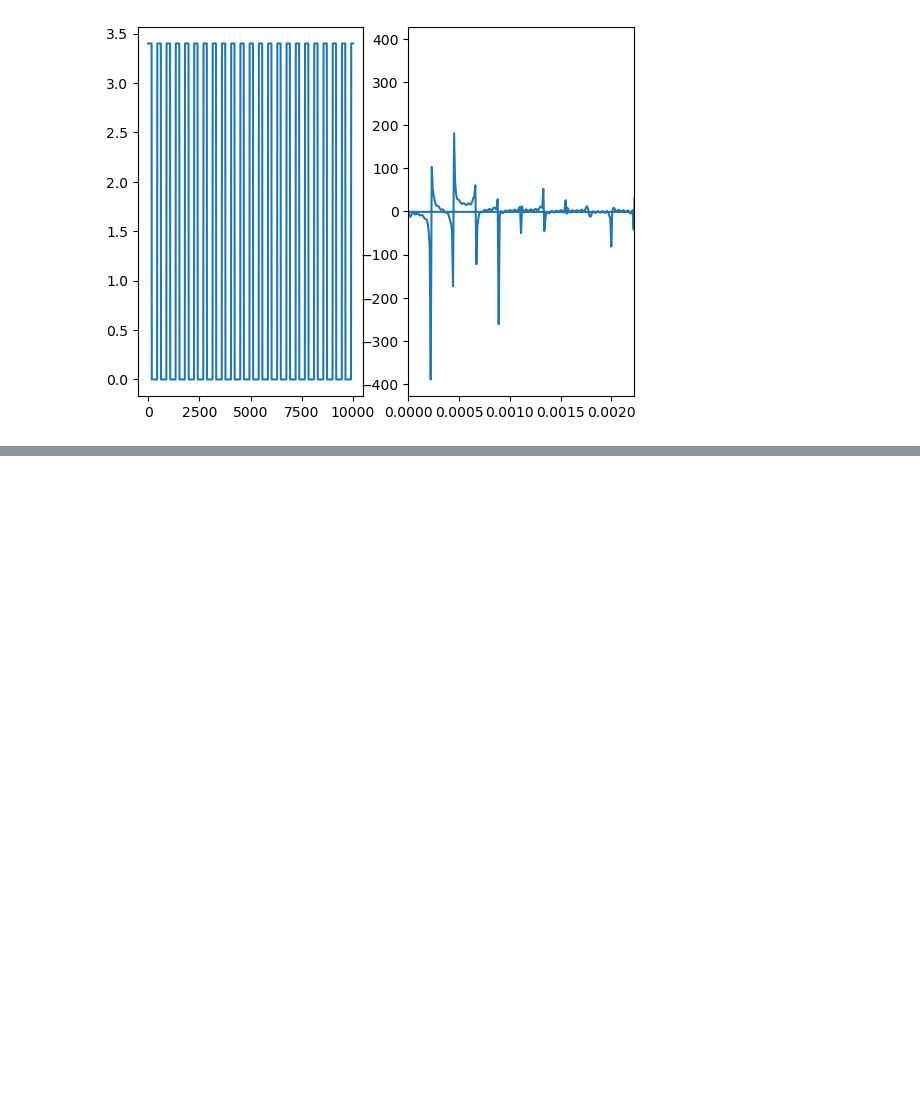
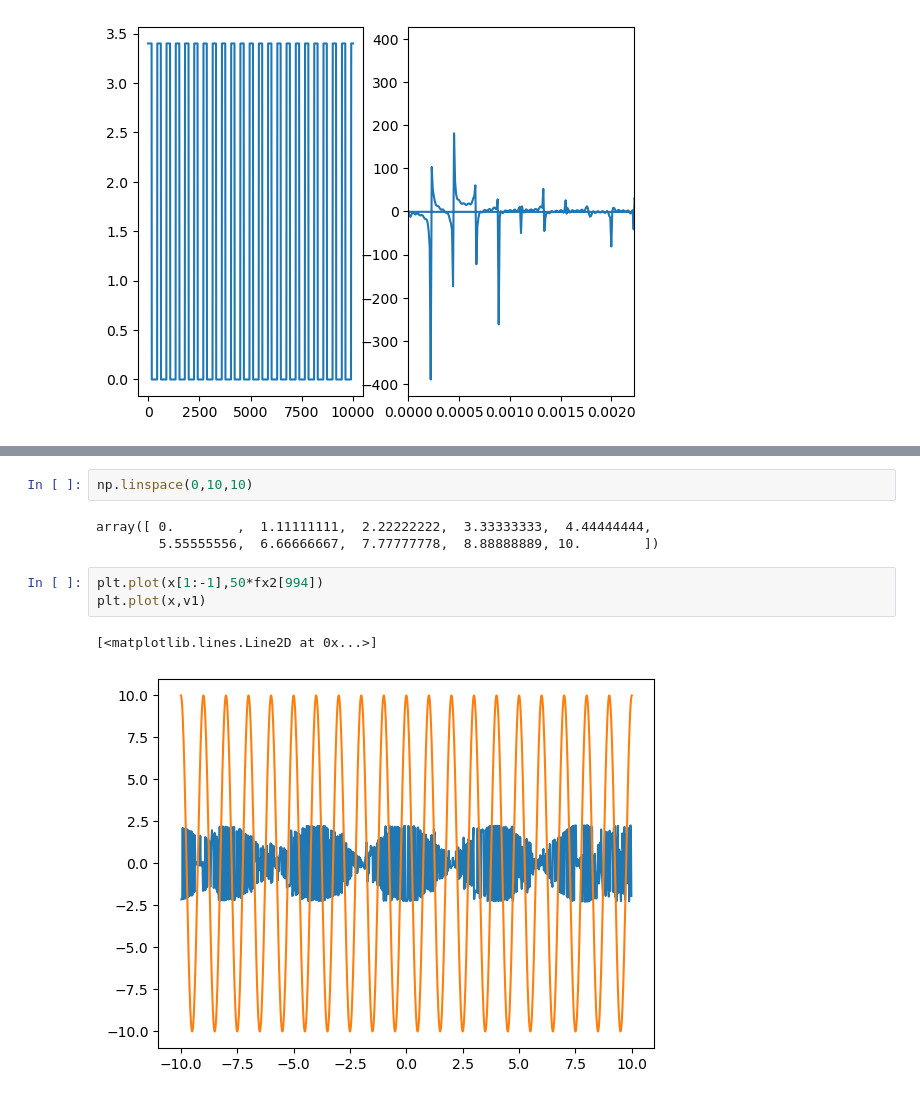
Before and after one commit to MTLphys/ManyBodyTheory, a Jupyter notebook: Class 1 Fundamentals of Python/Section1Periodicmediaanddispersioncurves.ipynb, the cells around one changed output, grey strips where cells are left out. Cells and saved outputs as stored; diff of their text form; blank space fills up the shorter version.

```diff
--- a/Class 1 Fundamentals of Python/Section1Periodicmediaanddispersioncurves.ipynb
+++ b/Class 1 Fundamentals of Python/Section1Periodicmediaanddispersioncurves.ipynb
@@ -29,0 +122,11 @@ print(a,"is a timer I adore")
+# %%
+np.linspace(0,10,10)
+# %% [output]
+array([ 0.        ,  1.11111111,  2.22222222,  3.33333333,  4.44444444,
+        5.55555556,  6.66666667,  7.77777778,  8.88888889, 10.        ])
+# %%
+plt.plot(x[1:-1],50*fx2[994])
+plt.plot(x,v1)
+# %% [output]
+[<matplotlib.lines.Line2D at 0x...>]
+[figure, added]
```
Also changed, not shown: parts of 6 cells of this notebook.
